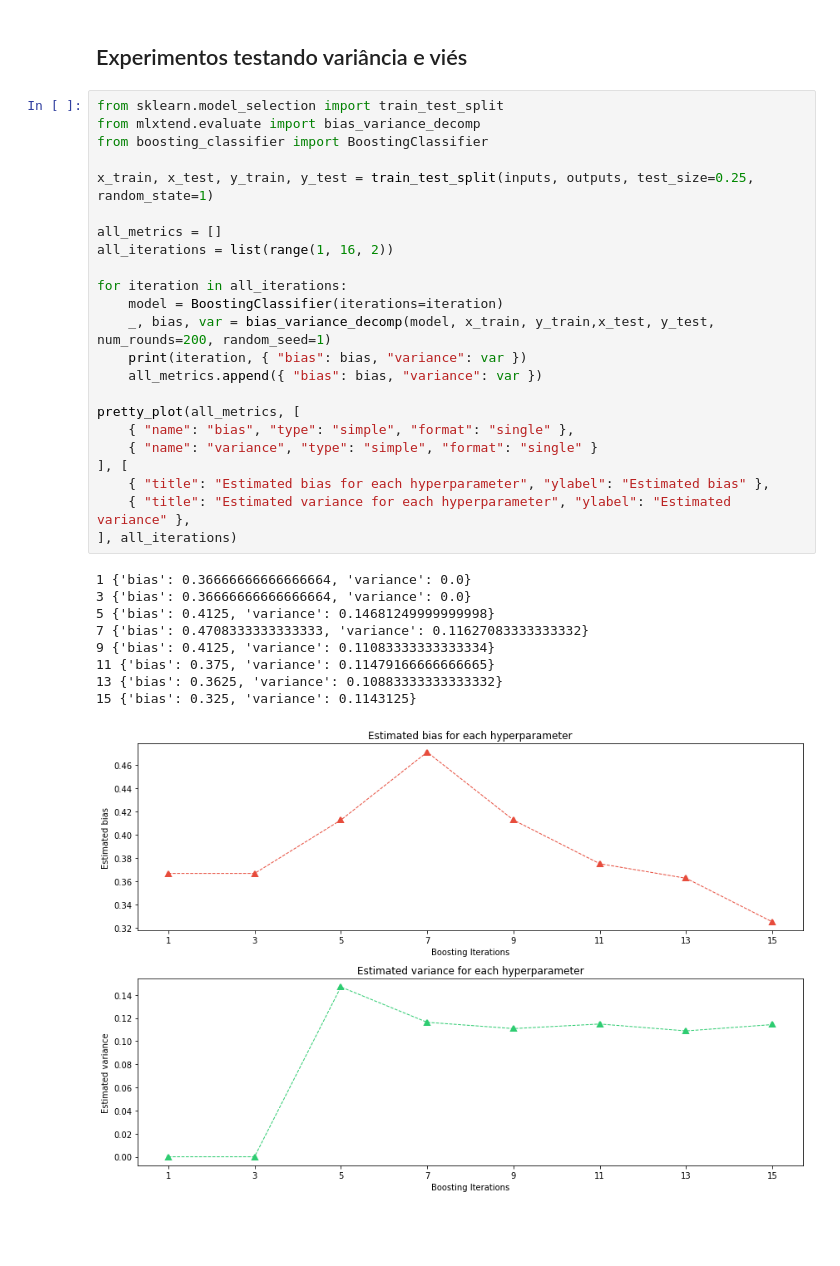
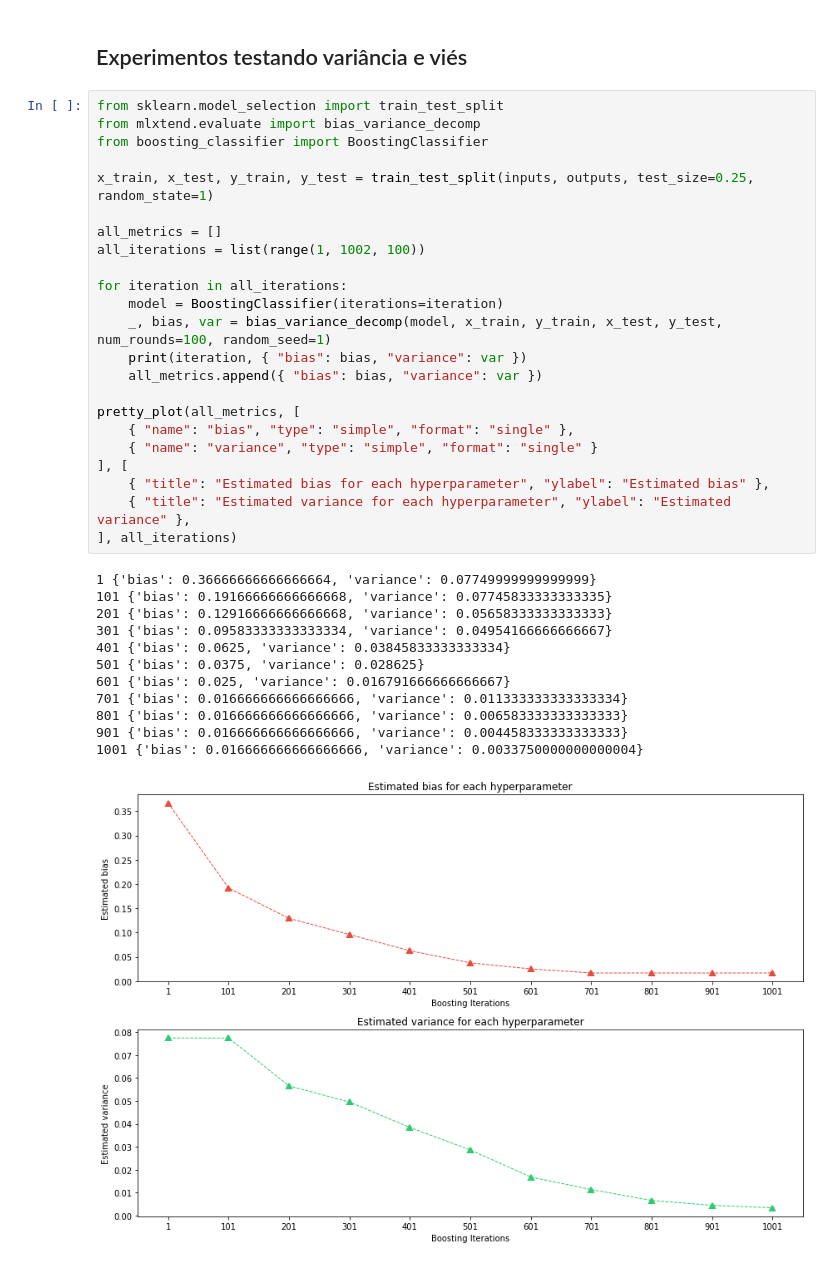
Before and after one commit to lucaspellegrinelli/AEDS-UFMG, a Jupyter notebook: MACHINELEARNING-DCC030-2020_2/TP2/benchmarks.ipynb, the cells around one changed output. Cells and saved outputs as stored; diff of their text form; blank space fills up the shorter version.

```diff
--- a/MACHINELEARNING-DCC030-2020_2/TP2/benchmarks.ipynb
+++ b/MACHINELEARNING-DCC030-2020_2/TP2/benchmarks.ipynb
@@ -92,33 +94,36 @@ pretty_plot(all_metrics, [
 # %%
 from sklearn.model_selection import train_test_split
 from mlxtend.evaluate import bias_variance_decomp
 from boosting_classifier import BoostingClassifier
 
 x_train, x_test, y_train, y_test = train_test_split(inputs, outputs, test_size=0.25, random_state=1)
 
 all_metrics = []
-all_iterations = list(range(1, 16, 2))
+all_iterations = list(range(1, 1002, 100))
 
 for iteration in all_iterations:
     model = BoostingClassifier(iterations=iteration)
-    _, bias, var = bias_variance_decomp(model, x_train, y_train,x_test, y_test, num_rounds=200, random_seed=1)
+    _, bias, var = bias_variance_decomp(model, x_train, y_train, x_test, y_test, num_rounds=100, random_seed=1)
     print(iteration, { "bias": bias, "variance": var })
     all_metrics.append({ "bias": bias, "variance": var })
 
 pretty_plot(all_metrics, [
     { "name": "bias", "type": "simple", "format": "single" },
     { "name": "variance", "type": "simple", "format": "single" }
 ], [
     { "title": "Estimated bias for each hyperparameter", "ylabel": "Estimated bias" },
     { "title": "Estimated variance for each hyperparameter", "ylabel": "Estimated variance" },
 ], all_iterations)
 # %% [output]
-1 {'bias': 0.36666666666666664, 'variance': 0.0}
-3 {'bias': 0.36666666666666664, 'variance': 0.0}
-5 {'bias': 0.4125, 'variance': 0.14681249999999998}
-7 {'bias': 0.4708333333333333, 'variance': 0.11627083333333332}
-9 {'bias': 0.4125, 'variance': 0.11083333333333334}
-11 {'bias': 0.375, 'variance': 0.11479166666666665}
-13 {'bias': 0.3625, 'variance': 0.10883333333333332}
-15 {'bias': 0.325, 'variance': 0.1143125}
+1 {'bias': 0.36666666666666664, 'variance': 0.07749999999999999}
+101 {'bias': 0.19166666666666668, 'variance': 0.07745833333333335}
+201 {'bias': 0.12916666666666668, 'variance': 0.05658333333333333}
+301 {'bias': 0.09583333333333334, 'variance': 0.04954166666666667}
+401 {'bias': 0.0625, 'variance': 0.03845833333333334}
+501 {'bias': 0.0375, 'variance': 0.028625}
+601 {'bias': 0.025, 'variance': 0.016791666666666667}
+701 {'bias': 0.016666666666666666, 'variance': 0.011333333333333334}
+801 {'bias': 0.016666666666666666, 'variance': 0.006583333333333333}
+901 {'bias': 0.016666666666666666, 'variance': 0.004458333333333333}
+1001 {'bias': 0.016666666666666666, 'variance': 0.0033750000000000004}
-[figure, old version]
+[figure, new version]
```
Also changed, not shown: parts of 1 cell of this notebook, 34 other files.
